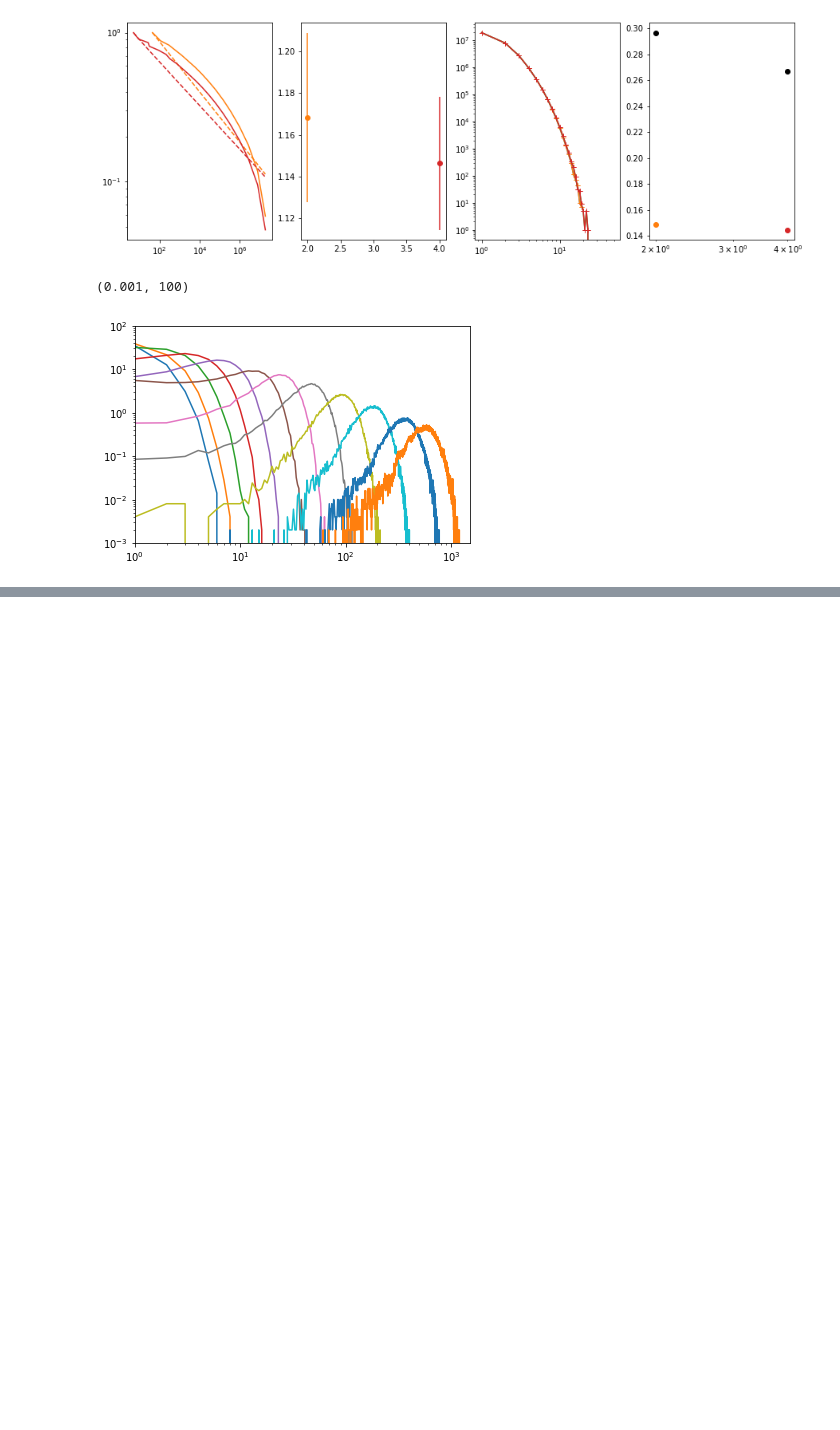
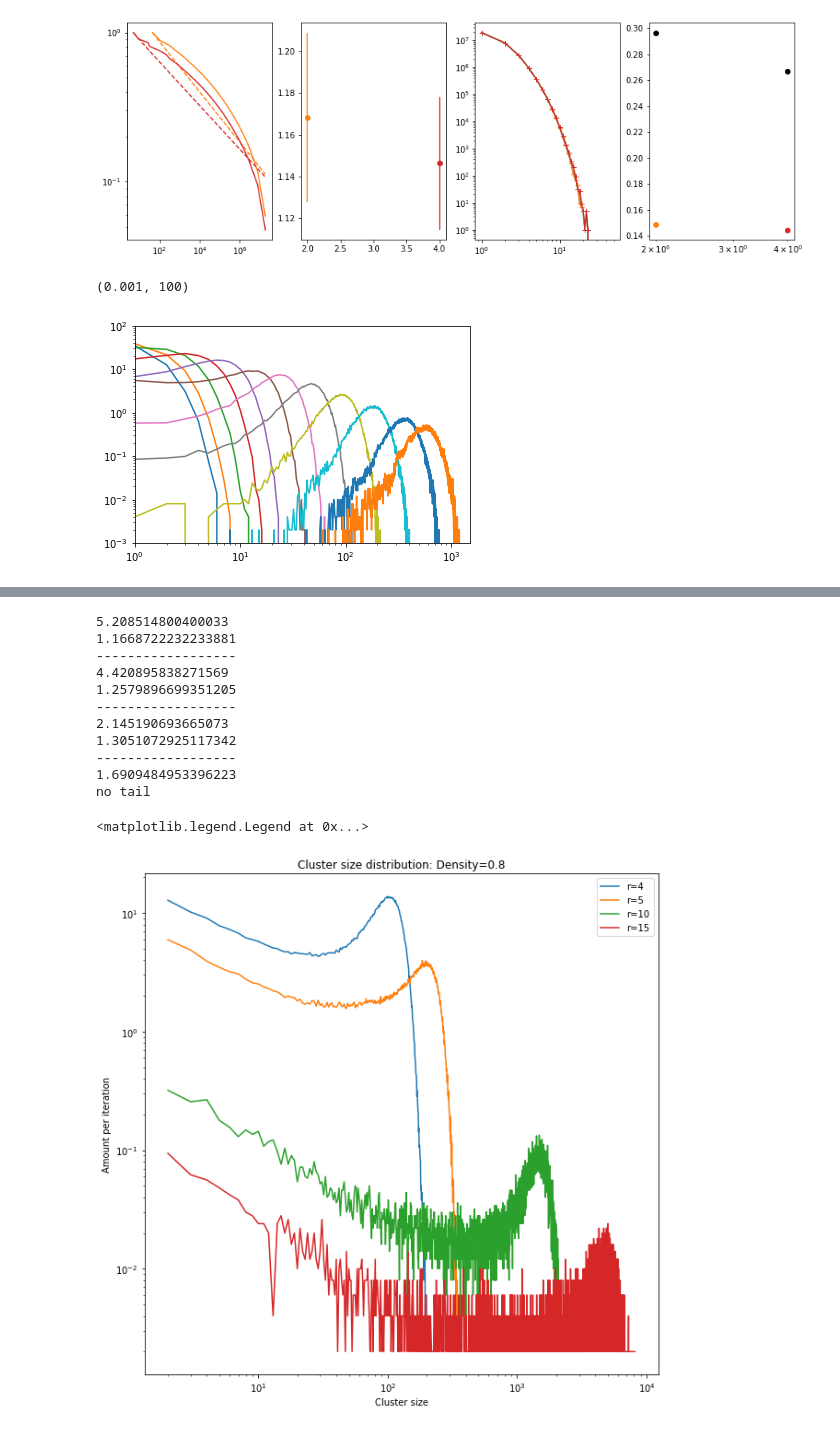
Before and after one commit to Sennevw/Masters-thesis, a Jupyter notebook: dataverwerking.ipynb, the cells around one changed output, grey strips where cells are left out. Drawn from its saved outputs; the diff is of its cells as text; code cells hidden in the pictures; blank space fills up the shorter version.

```diff
--- a/dataverwerking.ipynb
+++ b/dataverwerking.ipynb
@@ -45,6 +46,9 @@ def pl(x, a, b):
 
 def fit_pl(x, y):
     return scipy.optimize.curve_fit(power_law, x, y)
+
+def alpha(amount, xmin, xmax):
+    return 1 + len(amount[xmin:xmax]) / (np.sum(np.log(amount[xmin:xmax]/np.min(amount[xmin:xmax]))))
 # %%
 r_list = [2, 3, 4]
 cutoff = [300,300,300]
@@ -265,0 +293,53 @@ plt.ylim(0.001, 100)
+# %%
+plt.figure(figsize=(10, 10))
+size, amount = np.loadtxt("Pref_growth/3D_tree_r4.000000_0.800000.txt", skiprows=1, unpack=True)
+size = size[1:]
+amount = amount[1:]/500
+plt.loglog(size, amount, label="r=4")
+print(alpha(amount, 1, 20))
+print(alpha(amount, 100, 300))
+print('------------------')
+
+size, amount = np.loadtxt("Pref_growth/3D_tree_r5.000000_0.800000.txt", skiprows=1, unpack=True)
+size = size[1:]
+amount = amount[1:]/500
+plt.loglog(size, amount, label="r=5")
+print(alpha(amount, 1, 30))
+print(alpha(amount, 250, 500))
+print('------------------')
+
+
+size, amount = np.loadtxt("Pref_growth/3D_tree_r10.000000_0.800000.txt", skiprows=1, unpack=True)
+size = size[1:]
+amount = amount[1:]/500
+plt.loglog(size, amount, label="r=10")
+print(alpha(amount, 1, 50))
+print(alpha(amount, 1080, 2000))
+print('------------------')
+
+size, amount = np.loadtxt("Pref_growth/3D_tree_r15.000000_0.800000.txt", skiprows=1, unpack=True)
+size = size[1:]
+amount = amount[1:]/500
+plt.loglog(size, amount, label="r=15")
+print(alpha(amount, 1, 100))
+print('no tail')
+
+
+plt.title("Cluster size distribution: Density=0.8")
+plt.xlabel("Cluster size")
+plt.ylabel("Amount per iteration")
+plt.legend()
+# %% [output]
+5.208514800400033
+1.1668722232233881
+------------------
+4.420895838271569
+1.2579896699351205
+------------------
+2.145190693665073
+1.3051072925117342
+------------------
+1.6909484953396223
+no tail
+<matplotlib.legend.Legend at 0x...>
+[figure, added]
```
Also changed, not shown: parts of 9 cells of this notebook, 11 other files.
